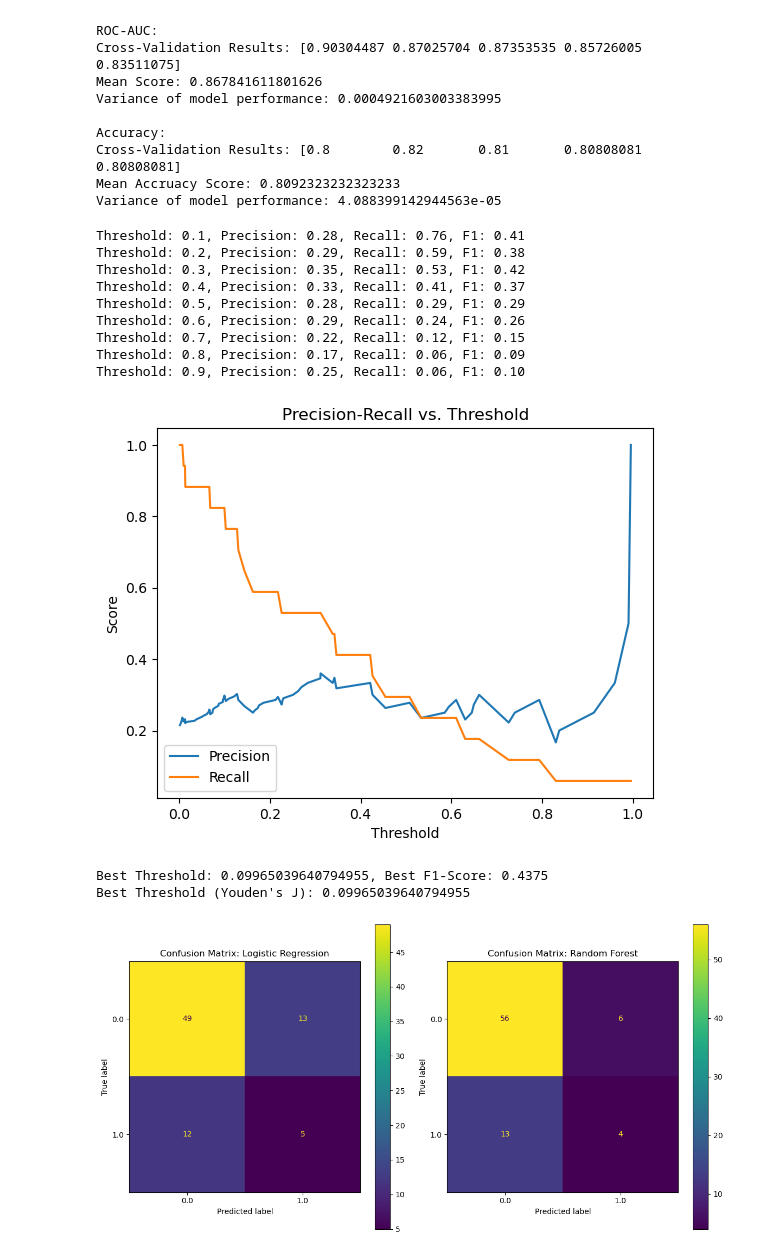
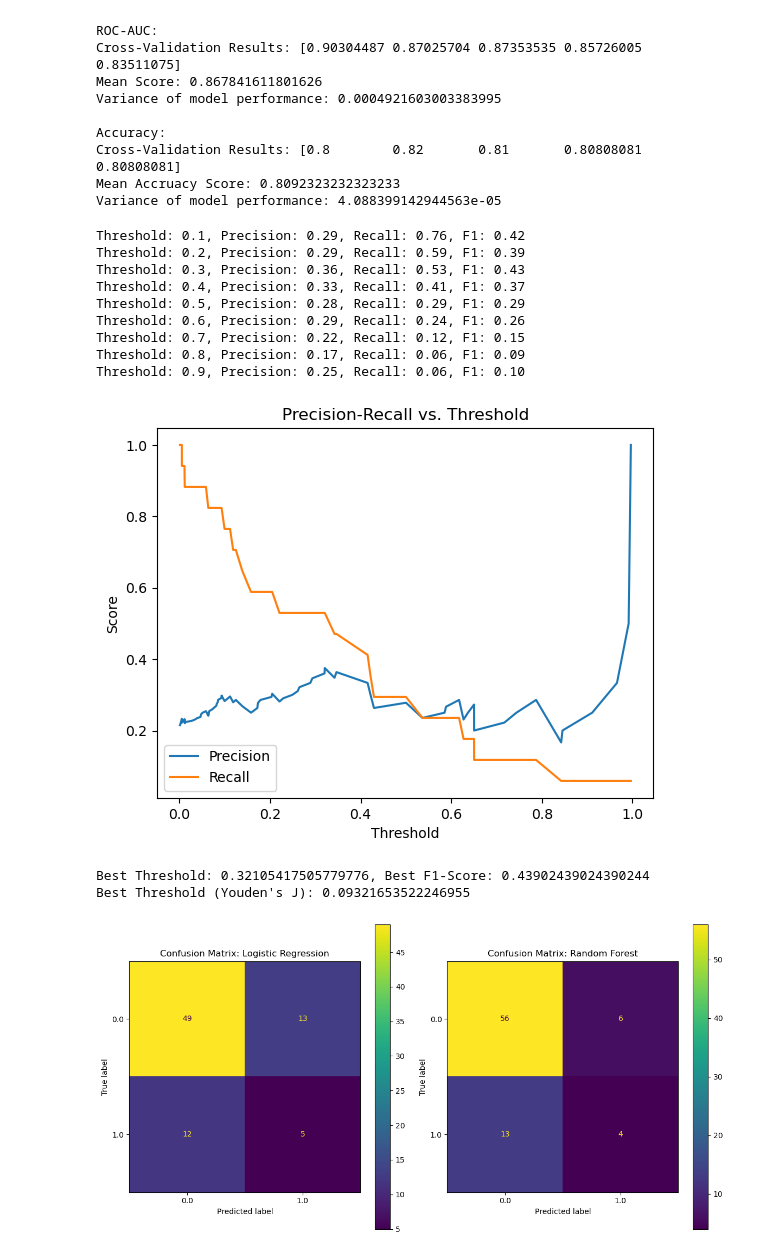
Before and after one commit to CloudSkytec/ML-CW2, a Jupyter notebook: Yh Y/Assignment2 - data Processing.ipynb, the cells around one changed output. Drawn from its saved outputs; the diff is of its cells as text; code cells hidden in the pictures.

```diff
--- a/Yh Y/Assignment2 - data Processing.ipynb
+++ b/Yh Y/Assignment2 - data Processing.ipynb
@@ -36,23 +38,26 @@ max                   0.060742                 1.145601
 # Step 1: missing values
 # replace 999 with NaN
 df.replace(999, np.nan, inplace=True)
-# 查看缺失值情况
 print(df.isnull().sum())
 
 # imputation of Gene
 print(f"Ratio of missing value in Gene is {df['Gene'].isnull().sum() / df['Gene'].count()}")
 df['Gene'] = df['Gene'].fillna(-1)
 
-# remove missing pCR
+# make sure no missing in pCR
 df = df[df['pCR (outcome)'].isin([0, 1])]
-df = df.drop(columns="RelapseFreeSurvival (outcome)")
+# drop RFS
+df.drop(columns="RelapseFreeSurvival (outcome)",inplace=True)
 
+# categorical imputation
+categorical_features = ['ER', 'PgR','HER2', 'TrippleNegative', 'ChemoGrade','Proliferation','HistologyType','LNStatus','TumourStage', 'Gene']
+imputer_cat = SimpleImputer(strategy='most_frequent')
+df[categorical_features] = imputer_cat.fit_transform(df[categorical_features])
 
-# 对于分类变量，用众数填充
-categorical_features = ['ER', 'PgR','HER2', 'TrippleNegative', 'ChemoGrade','Proliferation','HistologyType','LNStatus','TumourStage', 'Gene']
-for col in categorical_features:
-    imputer_cat = SimpleImputer(strategy='most_frequent')
-    df[col] = imputer_cat.fit_transform(df[[col]])
+# numerical Imputation
+numerical_features = [col for col in df.columns if col not in categorical_features + ['ID', 'pCR (outcome)']]
+imputer_num = KNNImputer(n_neighbors=5)
+df[numerical_features] = imputer_num.fit_transform(df[numerical_features])
 # %% [output]
 ID                                                     0
 pCR (outcome)                                          5
@@ -331,10 +320,11 @@ Mean Accruacy Score: 0.8092323232323233
 Variance of model performance: 4.088399142944563e-05
 # %%
 from sklearn.metrics import precision_score, recall_score, f1_score,precision_recall_curve
+from sklearn.metrics import roc_curve
 
 # 对 theroshold 进行调整可以进行precision和recall的取舍，可以根据具体需求调整
 # thershold tuning
-y_probs = baseline_lr.predict_proba(X_val)[:, 1]
+y_probs = lr.predict_proba(X_val)[:, 1]
 
 thresholds = np.arange(0.1, 1.0, 0.1)
 for threshold in thresholds:
@@ -354,41 +344,38 @@ plt.xlabel('Threshold')
 plt.ylabel('Score')
 plt.legend(loc='best')
 plt.title('Precision-Recall vs. Threshold')
 plt.show()
 
 best_threshold = 0
 best_f1 = 0
 for threshold in thresholds:
     y_pred = (y_probs >= threshold).astype(int)
     f1 = f1_score(y_val, y_pred)
     if f1 > best_f1:
         best_f1 = f1
         best_threshold = threshold
 
 print(f"Best Threshold: {best_threshold}, Best F1-Score: {best_f1}")
 
-from sklearn.metrics import roc_curve
-
 # Get false positive rate (fpr), true positive rate (tpr), and thresholds
 fpr, tpr, thresholds = roc_curve(y_val, y_probs)
 
 # Compute Youden's J statistic
 j_scores = tpr - fpr
 best_threshold = thresholds[np.argmax(j_scores)]
-
 print(f"Best Threshold (Youden's J): {best_threshold}")
 # %% [output]
-Threshold: 0.1, Precision: 0.28, Recall: 0.76, F1: 0.41
-Threshold: 0.2, Precision: 0.29, Recall: 0.59, F1: 0.38
-Threshold: 0.3, Precision: 0.35, Recall: 0.53, F1: 0.42
+Threshold: 0.1, Precision: 0.29, Recall: 0.76, F1: 0.42
+Threshold: 0.2, Precision: 0.29, Recall: 0.59, F1: 0.39
+Threshold: 0.3, Precision: 0.36, Recall: 0.53, F1: 0.43
 Threshold: 0.4, Precision: 0.33, Recall: 0.41, F1: 0.37
 Threshold: 0.5, Precision: 0.28, Recall: 0.29, F1: 0.29
 Threshold: 0.6, Precision: 0.29, Recall: 0.24, F1: 0.26
 Threshold: 0.7, Precision: 0.22, Recall: 0.12, F1: 0.15
 Threshold: 0.8, Precision: 0.17, Recall: 0.06, F1: 0.09
 Threshold: 0.9, Precision: 0.25, Recall: 0.06, F1: 0.10
-[figure, old version]
+[figure, new version]
-Best Threshold: 0.09965039640794955, Best F1-Score: 0.4375
-Best Threshold (Youden's J): 0.09965039640794955
+Best Threshold: 0.32105417505779776, Best F1-Score: 0.43902439024390244
+Best Threshold (Youden's J): 0.09321653522246955
 # %%
 import matplotlib.pyplot as plt
```
Also changed, not shown: parts of 18 cells of this notebook.
